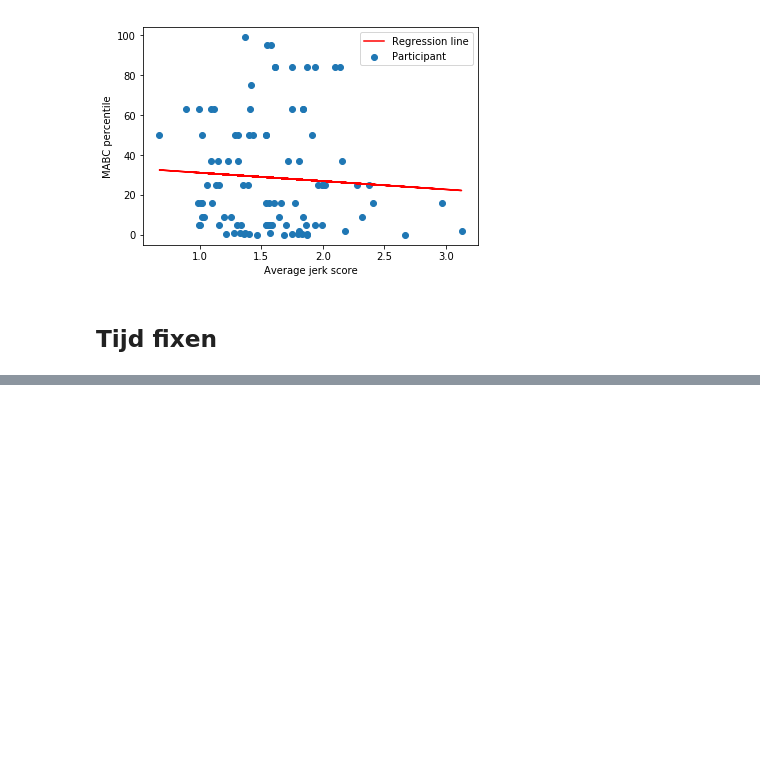
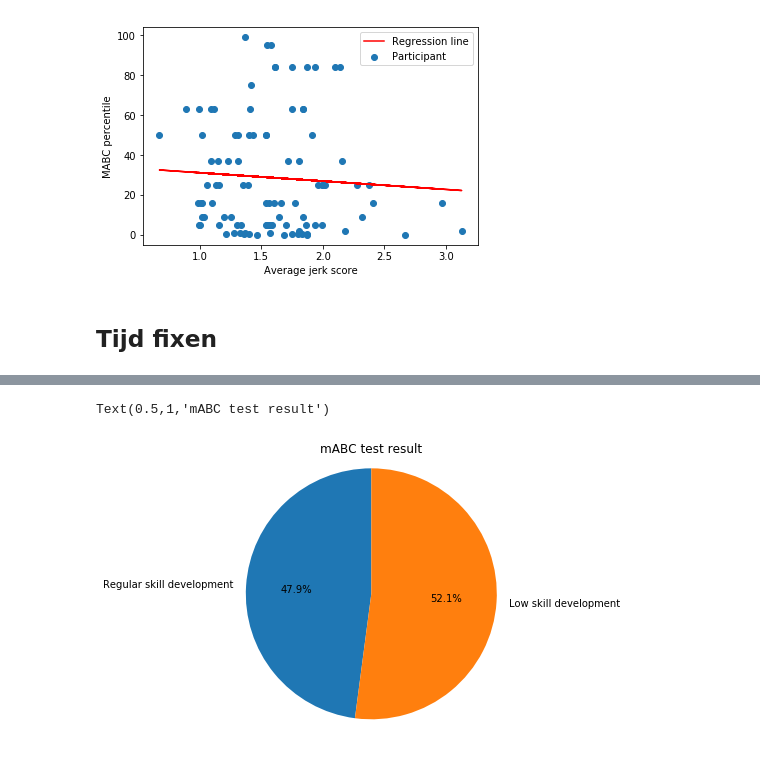
Before and after one commit to mangow/sps, a Jupyter notebook: sps.ipynb, the cells around one changed output, grey strips where cells are left out. Saved outputs shown, nothing was run; the diff lists cells and outputs as text; code cells hidden in the pictures; blank space fills up the shorter version.

```diff
--- a/sps.ipynb
+++ b/sps.ipynb
@@ -147,0 +207,14 @@ rr_data_time.head(100)
+# %%
+# pie chart of MABC score
+abclist = list(rr_data_id.groupby('mabc_binary_score').size())
+labels = 'Regular skill development', 'Low skill development'
+plt.rcParams["figure.figsize"] = (5, 5)
+fig1, ax1 = plt.subplots()
+ax1.pie(abclist, labels=labels, startangle=90, autopct='%1.1f%%')
+ax1.axis('equal')
+plt.title('mABC test result')
+# uncomment for save:
+# fig1.savefig('plots/mABC_pie.png', dpi=100)
+# %% [output]
+Text(0.5,1,'mABC test result')
+[figure, added]
```
Also changed, not shown: parts of 7 cells of this notebook.
